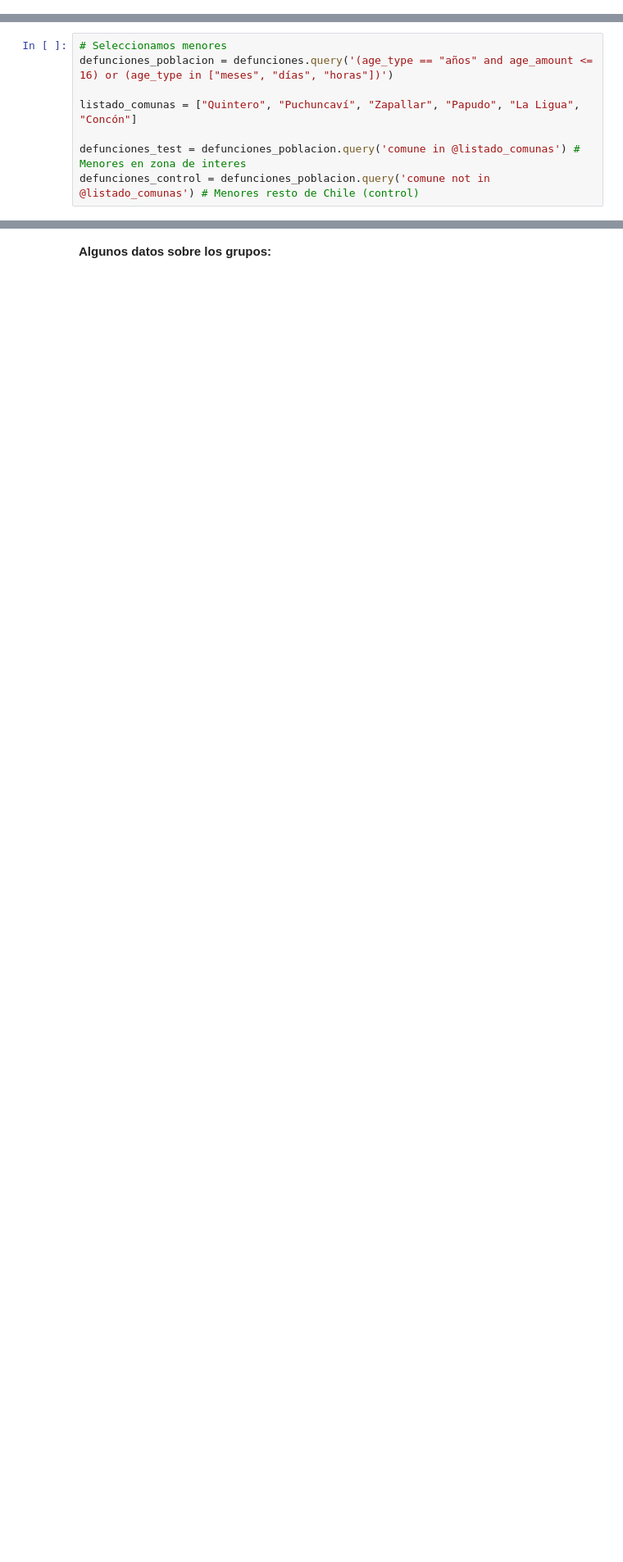
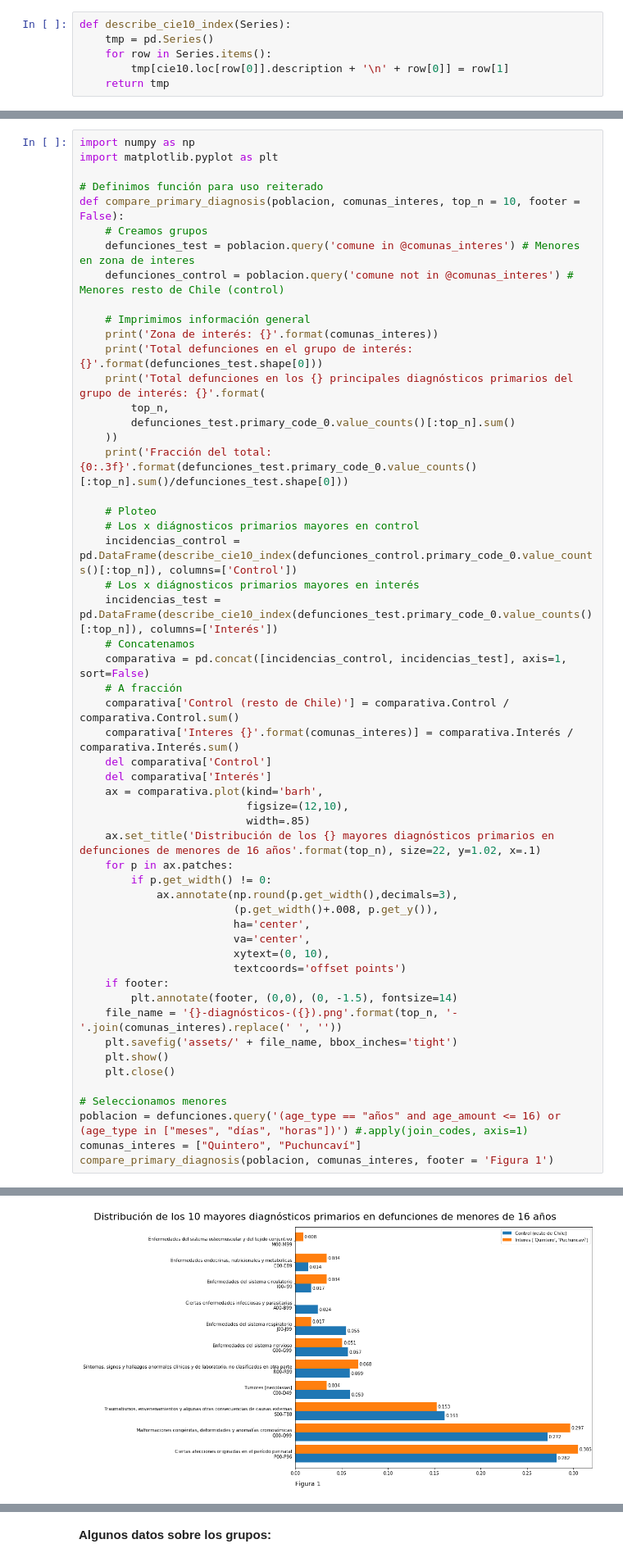
Before and after one commit to verasativa/zonacritica, a Jupyter notebook: readme.ipynb, the cells around one changed output, grey strips where cells are left out. Shown at 82% size. Drawn from its saved outputs; the diff is of its cells as text; blank space fills up the shorter version.

```diff
--- a/readme.ipynb
+++ b/readme.ipynb
@@ -55,4 +60,10 @@ def describe_cie10_index(Series):
     return tmp
+# %%
+def describe_cie10_index(Series):
+    tmp = pd.Series()
+    for row in Series.items():
+        tmp[cie10.loc[row[0]].description + '\n' + row[0]] = row[1]
+    return tmp
 # %% [markdown]
 # Lenguaje de programación y testeo estadístico: el caso de Ventanas
 ## Una comparativa entre la zona crítica y resto de Chile
@@ -69,8 +82,0 @@ __¿Como se comparan los diagnósticos primarios de defunciones, en la zona de i
-# %%
-# Seleccionamos menores
-defunciones_poblacion = defunciones.query('(age_type == "años" and age_amount <= 16) or (age_type in ["meses", "días", "horas"])')
-
-listado_comunas = ["Quintero", "Puchuncaví", "Zapallar", "Papudo", "La Ligua", "Concón"]
-
-defunciones_test = defunciones_poblacion.query('comune in @listado_comunas') # Menores en zona de interes
-defunciones_control = defunciones_poblacion.query('comune not in @listado_comunas') # Menores resto de Chile (control)
@@ -76,0 +96,55 @@ defunciones_control = defunciones_poblacion.query('comune not in @listado_comuna
+# %%
+import numpy as np
+import matplotlib.pyplot as plt
+
+# Definimos función para uso reiterado
+def compare_primary_diagnosis(poblacion, comunas_interes, top_n = 10, footer = False):
+    # Creamos grupos
+    defunciones_test = poblacion.query('comune in @comunas_interes') # Menores en zona de interes
+    defunciones_control = poblacion.query('comune not in @comunas_interes') # Menores resto de Chile (control)
+
+    # Imprimimos información general
+    print('Zona de interés: {}'.format(comunas_interes))
+    print('Total defunciones en el grupo de interés: {}'.format(defunciones_test.shape[0]))
+    print('Total defunciones en los {} principales diagnósticos primarios del grupo de interés: {}'.format(
+        top_n,
+        defunciones_test.primary_code_0.value_counts()[:top_n].sum()
+    ))
+    print('Fracción del total: {0:.3f}'.format(defunciones_test.primary_code_0.value_counts()[:top_n].sum()/defunciones_test.shape[0]))
+
+    # Ploteo
+    # Los x diágnosticos primarios mayores en control
+    incidencias_control = pd.DataFrame(describe_cie10_index(defunciones_control.primary_code_0.value_counts()[:top_n]), columns=['Control'])
+    # Los x diágnosticos primarios mayores en interés
+    incidencias_test = pd.DataFrame(describe_cie10_index(defunciones_test.primary_code_0.value_counts()[:top_n]), columns=['Interés'])
+    # Concatenamos
+    comparativa = pd.concat([incidencias_control, incidencias_test], axis=1, sort=False)
+    # A fracción
+    comparativa['Control (resto de Chile)'] = comparativa.Control / comparativa.Control.sum()
+    comparativa['Interes {}'.format(comunas_interes)] = comparativa.Interés / comparativa.Interés.sum()
+    del comparativa['Control']
+    del comparativa['Interés']
+    ax = comparativa.plot(kind='barh',
+                          figsize=(12,10),
+                          width=.85)
+    ax.set_title('Distribución de los {} mayores diagnósticos primarios en defunciones de menores de 16 años'.format(top_n), size=22, y=1.02, x=.1)
+    for p in ax.patches:
+        if p.get_width() != 0:
+            ax.annotate(np.round(p.get_width(),decimals=3),
+                        (p.get_width()+.008, p.get_y()),
+                        ha='center',
+                        va='center',
+                        xytext=(0, 10),
+                        textcoords='offset points')
+    if footer:
+        plt.annotate(footer, (0,0), (0, -1.5), fontsize=14)
+    file_name = '{}-diagnósticos-({}).png'.format(top_n, '-'.join(comunas_interes).replace(' ', ''))
+    plt.savefig('assets/' + file_name, bbox_inches='tight')
+    plt.show()
+    plt.close()
+
+# Seleccionamos menores
+poblacion = defunciones.query('(age_type == "años" and age_amount <= 16) or (age_type in ["meses", "días", "horas"])') #.apply(join_codes, axis=1)
+comunas_interes = ["Quintero", "Puchuncaví"]
+compare_primary_diagnosis(poblacion, comunas_interes, footer = 'Figura 1')
+# %% [output]
@@ -76,0 +155 @@ defunciones_control = defunciones_poblacion.query('comune not in @listado_comuna
+[figure, added]
```
Also changed, not shown: parts of 21 cells of this notebook.
